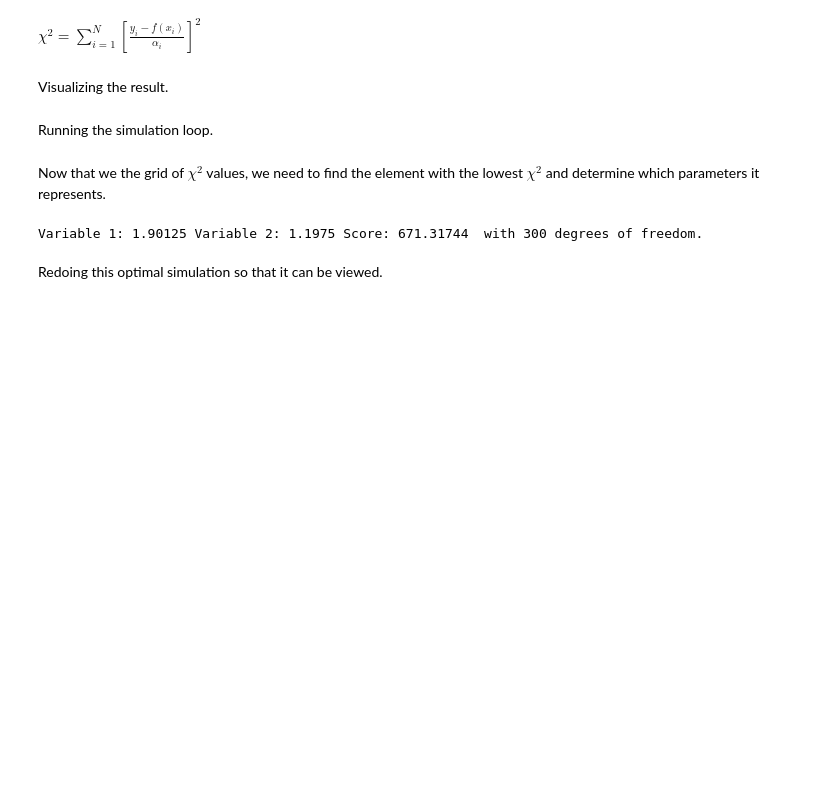
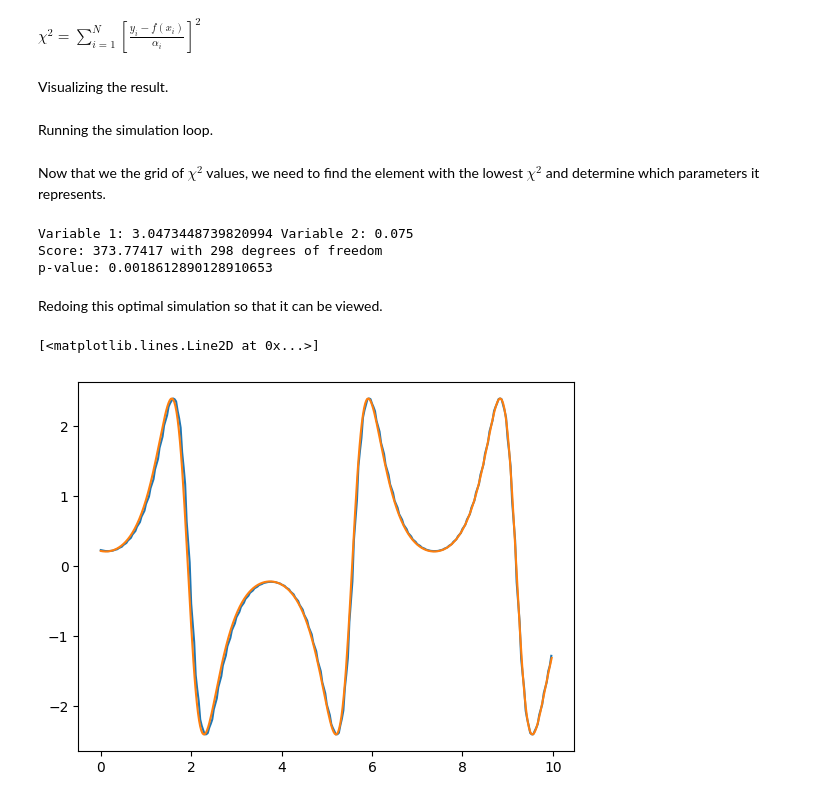
Before and after one commit to Will-Drac/double-pendulum-prediction, a Jupyter notebook: simulation/simulate_gpu_single.ipynb, the cells around one changed output. Saved outputs shown, nothing was run; the diff lists cells and outputs as text; code cells hidden in the pictures; blank space fills up the shorter version.

```diff
--- a/simulation/simulate_gpu_single.ipynb
+++ b/simulation/simulate_gpu_single.ipynb
@@ -11,11 +12,11 @@ import time
 # %% [markdown]
 Getting the data to compare to.
 # %%
-data = np.genfromtxt("sim-data.csv", delimiter=",", skip_header=True)
+data = np.genfromtxt("sim_data.csv", delimiter=",", skip_header=True)
 num_time_datapoints = data.shape[0]
 
-var_1_range = (0, 3)
-var_2_range = (0, 2)
+var_1_range = (0, 2*ti.math.pi)
+var_2_range = (0, 10)
 # %% [markdown]
 Setting up the number of simulations happening at the same time, and for how long they should run.
 # %%
@@ -198,13 +215,67 @@ Now that we the grid of $\chi^2$ values, we need to find the element with the lo
 # %%
 costs_np = costs.to_numpy()
 np.nan_to_num(costs_np, False, np.inf)
+min_chi2 = np.min(costs_np)
 min_indices = np.unravel_index(costs_np.argmin(), num_sims)
 
-I_best = map_range_py(min_indices[0], 0, num_sims[0], var_1_range[0], var_1_range[1])
-rcm_best = map_range_py(min_indices[1], 0, num_sims[1], var_2_range[0], var_2_range[1])
+var_1_best = map_range_py(
+    min_indices[0], 0, num_sims[0], var_1_range[0], var_1_range[1]
+)
+var_2_best = map_range_py(
+    min_indices[1], 0, num_sims[1], var_2_range[0], var_2_range[1]
+)
 
-print("Variable 1: " + str(I_best), "Variable 2: " + str(rcm_best), "Score: " + str(np.min(costs_np)), " with " + str(num_time_datapoints) + " degrees of freedom.")
+degrees_of_freedom = num_time_datapoints-2 #-2 because there are two parameters being fit
+p_val = stats.chi2.sf(min_chi2, degrees_of_freedom)
+
+print(
+    "Variable 1: " + str(var_1_best), "Variable 2: " + str(var_2_best),
+    "\nScore: " + str(min_chi2),
+    "with " + str(degrees_of_freedom) + " degrees of freedom",
+    "\np-value: " + str(p_val)
+)
 # %% [output]
-Variable 1: 1.90125 Variable 2: 1.1975 Score: 671.31744  with 300 degrees of freedom.
+Variable 1: 3.0473448739820994 Variable 2: 0.075
+Score: 373.77417 with 298 degrees of freedom
+p-value: 0.0018612890128910653
 # %% [markdown]
 Redoing this optimal simulation so that it can be viewed.
+# %%
+rcm_sim = 1.2
+g_sim = 9.81
+I_sim = 1/3 * (2*rcm_sim)**2
+m_sim = 1
+
+y = np.array([var_1_best, var_2_best])
+
+h = 0.025
+t = 0
+sim_time = 10
+
+past_positions = np.array([])
+first = True
+
+for i in range(int(sim_time/h)):
+    k1 = h*f_py(y, I_sim, rcm_sim, m_sim, g_sim)
+    k2 = h*f_py(y + k1/2, I_sim, rcm_sim, m_sim, g_sim)
+    k3 = h*f_py(y + k2/2, I_sim, rcm_sim, m_sim, g_sim)
+    k4 = h*f_py(y + k3, I_sim, rcm_sim, m_sim, g_sim)
+
+    y = y + k1/6 + k2/3 + k3/3 + k4/6
+
+    if (first):
+        past_positions = np.array([y])
+        first = False
+    else:
+        past_positions = np.vstack([past_positions, y])
+
+theta_sim = past_positions[:, 0]
+t_sim = np.arange(0, sim_time, h)
+x_sim = 2*rcm_sim*np.sin(theta_sim)
+y_sim = -2*rcm_sim*np.cos(theta_sim)
+# %%
+plt.plot(data[:, 0], data[:, 1])
+plt.plot(t_sim, x_sim)
+# %% [output]
+[<matplotlib.lines.Line2D at 0x...>]
+[figure, added]
```
Also changed, not shown: parts of 7 cells of this notebook, 4 other files.
